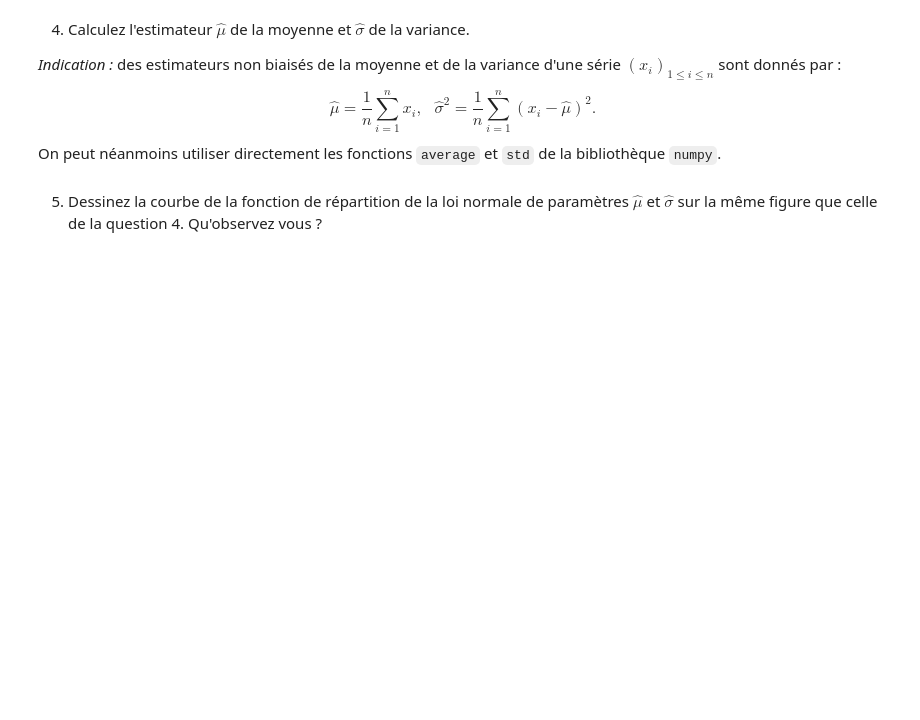
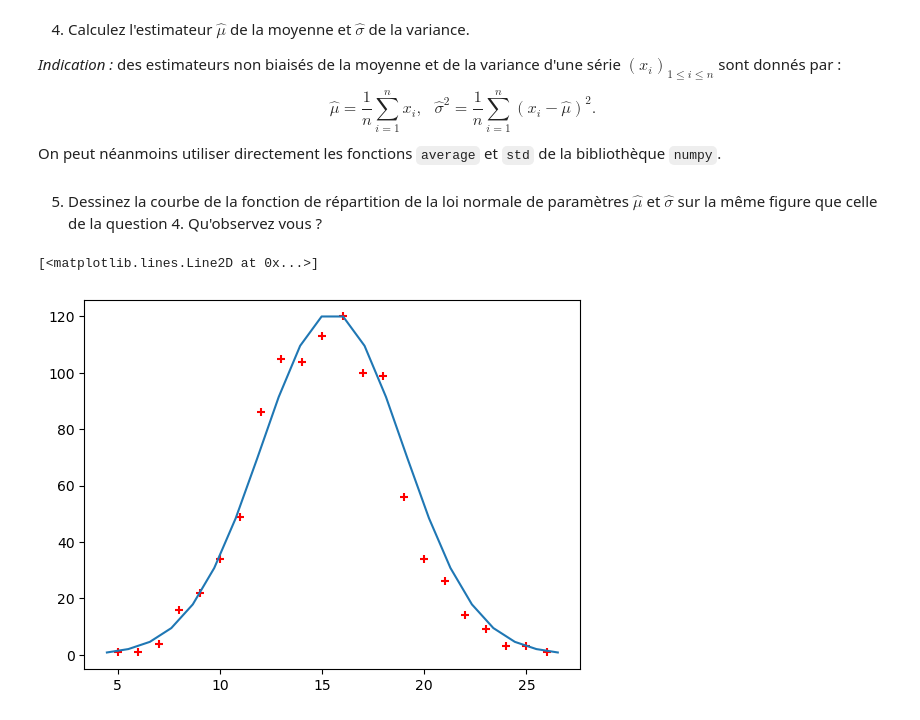
Before and after one commit to gabrielmariebrisson/master, a Jupyter notebook: semestre_1/ACID/td00.ipynb, the cells around one changed output. Cells and saved outputs as stored; diff of their text form; code cells hidden in the pictures; blank space fills up the shorter version.

```diff
--- a/semestre_1/ACID/td00.ipynb
+++ b/semestre_1/ACID/td00.ipynb
@@ -295,3 +430,7 @@ On insère une bannière publicitaire dans une page web. On trace les connexions
 Les chiffres des clics (par jour) sont donnés dans le fichier <code>baniere.csv</code> disponible à l'adresse https://www.labri.fr/perso/zemmari/datasets/baniere.csv.
 # %% [markdown]
 1. Charger les données dans une variable de nom <code>data</code> en utilisant la fonction <code>read_csv</code> de la bibliothèque <code>pandas</code> (elle accepte les urls).
+# %%
+import pandas as pd
+data = pd.read_csv('https://www.labri.fr/perso/zemmari/datasets/baniere.csv',header=None)
+data
@@ -318,5 +480,45 @@ $$
 \hat\mu = \frac 1 n \sum_{i=1}^n x_i, \,\,\,\, \hat\sigma^2 = \frac 1 {n} \sum_{i=1}^n \left(x_i - \hat\mu\right)^2.
 $$
 On peut néanmoins utiliser directement les fonctions <code>average</code> et <code>std</code> de la bibliothèque <code>numpy</code>.
+# %%
+
+def moyenne():
+    sum_moy=0
+    for i in range(len(x)):
+        sum_moy+= x[i]
+    return sum_moy/(len(x))
+
+def variance(moyenne):
+    sum_var=0
+    for i in range(len(x)):
+        sum_var+=(x[i]-moyenne)*(x[i]-moyenne)
+    return sum_var/(len(x))
+estimateur_moy=moyenne()
+estimateur_var=variance(moyenne())
 # %% [markdown]
 5. Dessinez la courbe de la fonction de répartition de la loi normale de paramètres $\hat\mu$ et $\hat\sigma$ sur la même figure que celle de la question 4. Qu'observez vous ?
+# %%
+plt.scatter(x, y, c='red', marker='+', label='Données observées')
+
+def loi_normal(list_x):
+    new_x=[]
+    for i in range (len(list_x)):
+        new_x+=[((list_x[i]-estimateur_moy)/(np.sqrt(estimateur_var)*0.15)+estimateur_moy, y[i])]
+    return new_x
+
+sorted_points = sorted(loi_normal(x), key=lambda point: (point[0], point[1]))
+sorted_x = [point[0] for point in sorted_points]
+sorted_y = [point[1] for point in sorted_points]
+#acc_fe=loi_normal(x)
+#plt.plot(acc_fe[0], acc_fe[1], marker='o', linestyle='-')
+
+new_x = norm.pdf(sorted_x, estimateur_moy, np.sqrt(estimateur_var)*0.55) # Calculez les valeurs y correspondantes
+
+scale_factor = 120 / max(new_x)
+new_x = [x * scale_factor for x in new_x]
+
+# Tracez la courbe gaussienne
+plt.plot(sorted_x, new_x)
+# %% [output]
+[<matplotlib.lines.Line2D at 0x...>]
+[figure, added]
```
Also changed, not shown: parts of 42 cells of this notebook, 14 other files.
